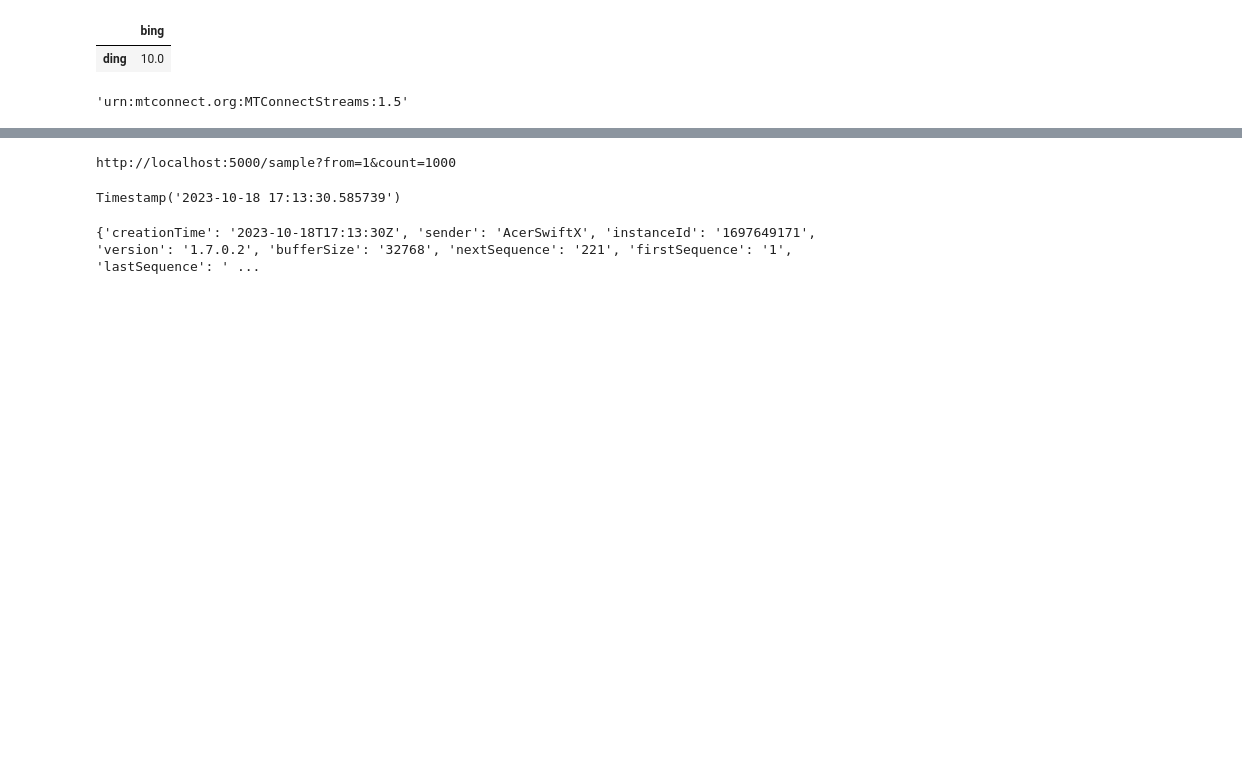
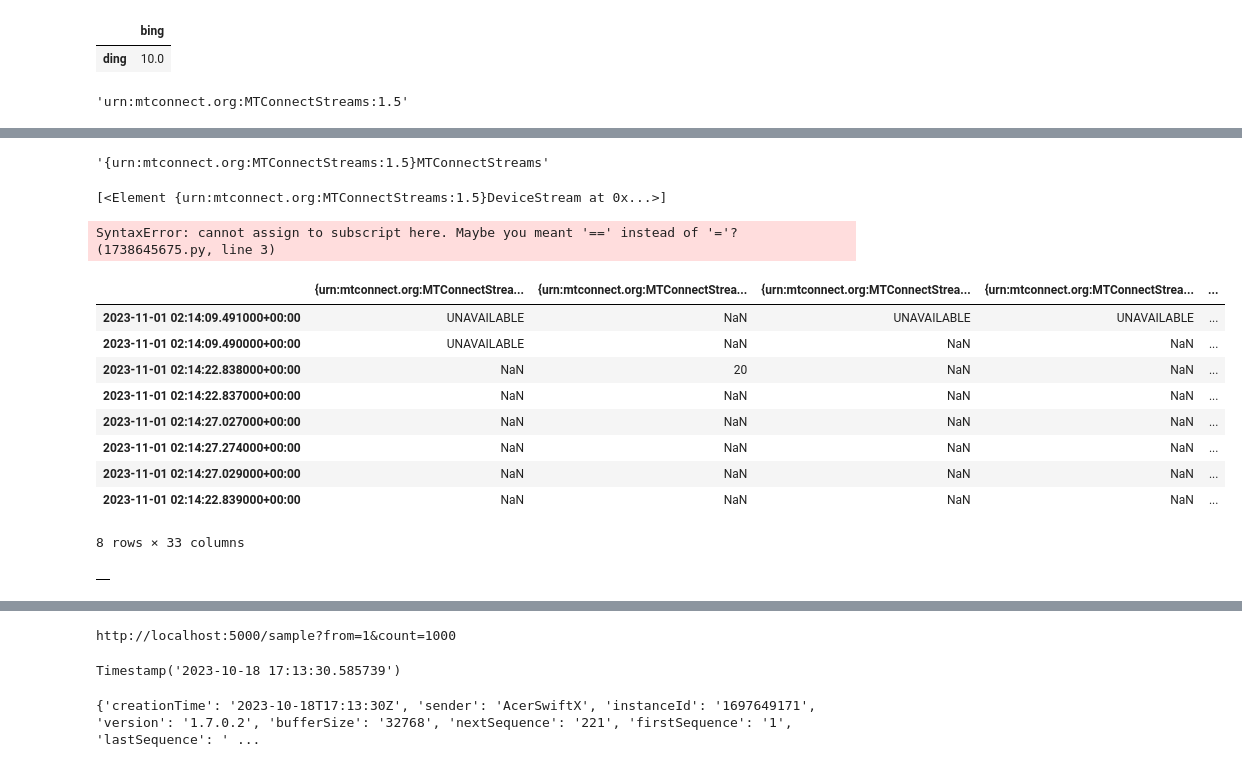
Before and after one commit to vamsi10010/iiot-data-labelling, a Jupyter notebook: notebooks/script_testing.ipynb, the cells around one changed output, grey strips where cells are left out. Cells and saved outputs as stored; diff of their text form; code cells hidden in the pictures; blank space fills up the shorter version.

Commit message:
MTConnect script works

```diff
--- a/notebooks/script_testing.ipynb
+++ b/notebooks/script_testing.ipynb
@@ -43,0 +44,38 @@ CUTTING NORMAL
+# %%
+root.tag
+# %% [output]
+'{urn:mtconnect.org:MTConnectStreams:1.5}MTConnectStreams'
+# %%
+device = 'S202100470FKBAH'
+root.xpath("//x:DeviceStream[@uuid='" + device + "']", namespaces={'x': NAMESPACE})
+# %% [output]
+[<Element {urn:mtconnect.org:MTConnectStreams:1.5}DeviceStream at 0x...>]
+# %%
+newdf = pd.DataFrame()
+
+[[[newdf.at[pd.to_datetime(seq.attrib['timestamp']).round('ms'), seq.tag] = seq.text for seq in data] for data in root.xpath("//x:" + category, namespaces={'x': NAMESPACE})] for category in CATEGORIES]
+# %% [output]
+SyntaxError: cannot assign to subscript here. Maybe you meant '==' instead of '='? (1738645675.py, line 3)
+# %%
+for category in CATEGORIES:
+    for data in root.xpath("//x:" + category, namespaces={'x': NAMESPACE}):
+        for seq in data:
+            newdf.at[pd.to_datetime(seq.attrib['timestamp']).round('ms'), seq.tag] = seq.text
+# %%
+newdf
+# %% [output]
+|  | {urn:mtconnect.org:MTConnectStrea... | {urn:mtconnect.org:MTConnectStrea... | {urn:mtconnect.org:MTConnectStrea... | {urn:mtconnect.org:MTConnectStrea... | ... |
+| 2023-11-01 02:14:09.491000+00:00 | UNAVAILABLE | NaN | UNAVAILABLE | UNAVAILABLE | ... |
+| 2023-11-01 02:14:09.490000+00:00 | UNAVAILABLE | NaN | NaN | NaN | ... |
+| 2023-11-01 02:14:22.838000+00:00 | NaN | 20 | NaN | NaN | ... |
+| 2023-11-01 02:14:22.837000+00:00 | NaN | NaN | NaN | NaN | ... |
+| 2023-11-01 02:14:27.027000+00:00 | NaN | NaN | NaN | NaN | ... |
+| 2023-11-01 02:14:27.274000+00:00 | NaN | NaN | NaN | NaN | ... |
+| 2023-11-01 02:14:27.029000+00:00 | NaN | NaN | NaN | NaN | ... |
+| 2023-11-01 02:14:22.839000+00:00 | NaN | NaN | NaN | NaN | ... |
+8 rows × 33 columns
+# %%
+df = pd.DataFrame()
+df
+# %% [output]
+|  |
```
Also changed, not shown: parts of 8 cells of this notebook, 2 other files.
